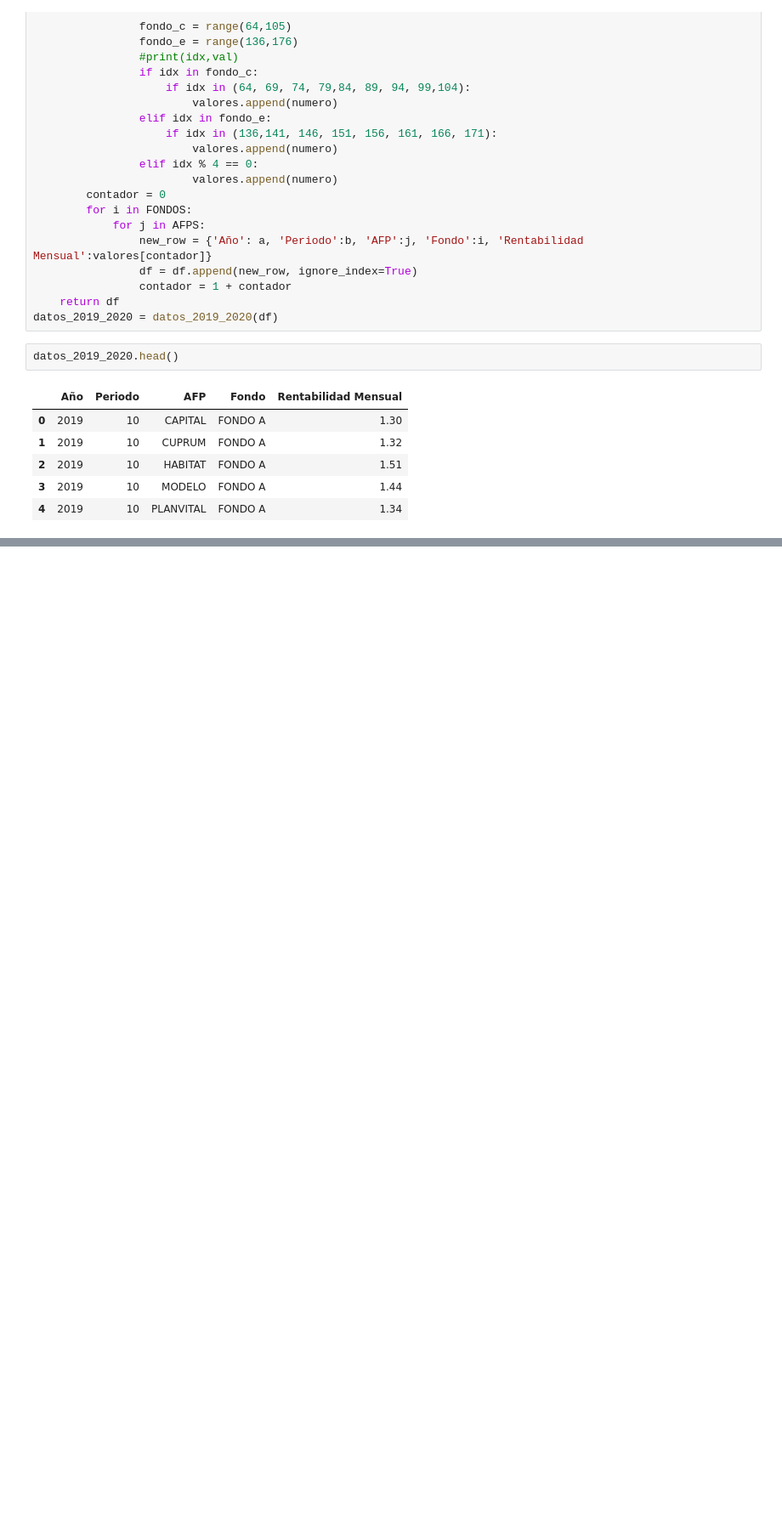
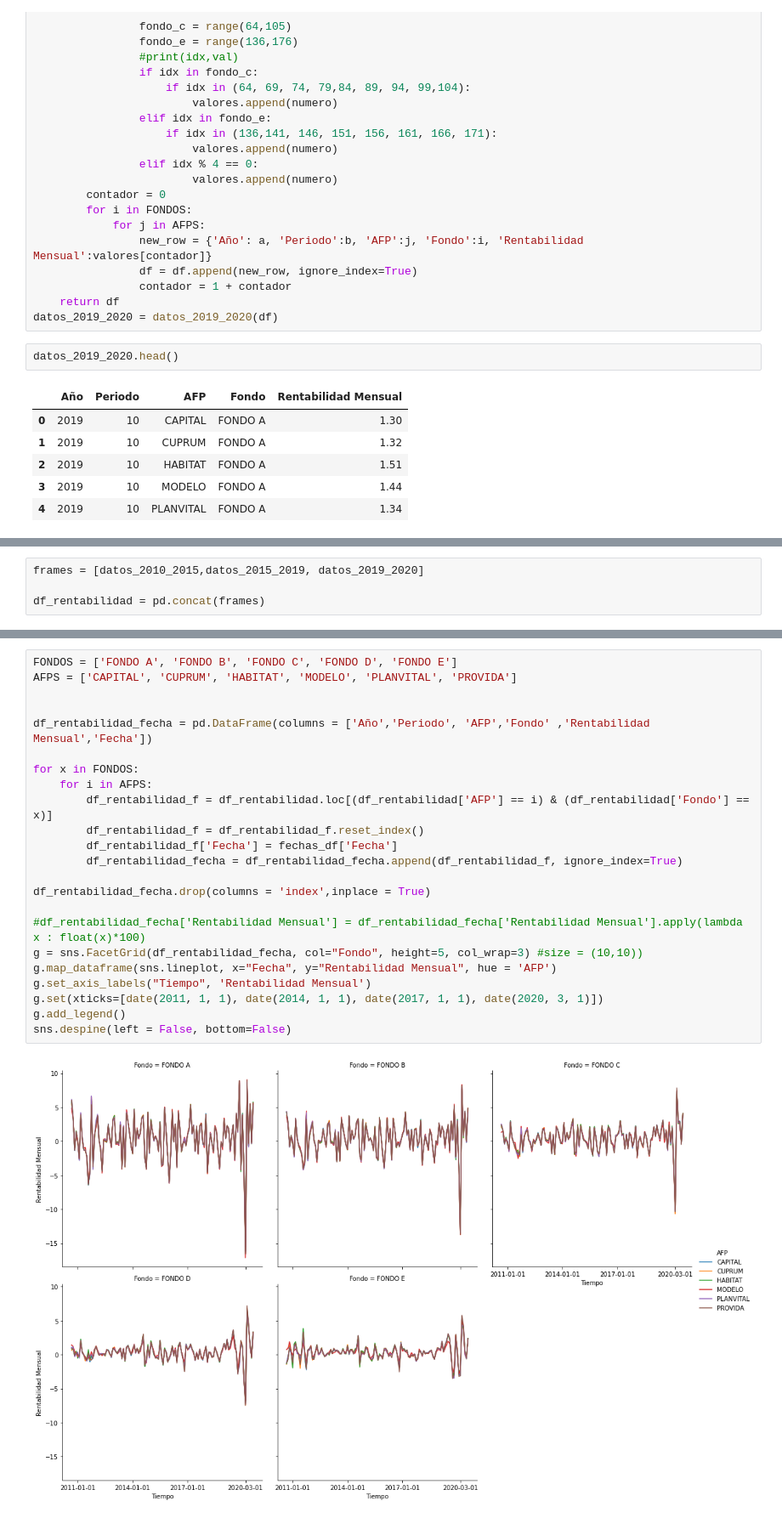
Before and after one commit to Foco22/AFPs, a Jupyter notebook: AnalisisAFPs.ipynb, the cells around one changed output, grey strips where cells are left out. Shown: that part at 85% size. Saved outputs shown, nothing was run; the diff lists cells and outputs as text; blank space fills up the shorter version.

```diff
--- a/AnalisisAFPs.ipynb
+++ b/AnalisisAFPs.ipynb
@@ -169,0 +324,4 @@ datos_2019_2020.head()
+# %%
+frames = [datos_2010_2015,datos_2015_2019, datos_2019_2020]
+
+df_rentabilidad = pd.concat(frames)
@@ -169,0 +341,25 @@ datos_2019_2020.head()
+# %%
+FONDOS = ['FONDO A', 'FONDO B', 'FONDO C', 'FONDO D', 'FONDO E']
+AFPS = ['CAPITAL', 'CUPRUM', 'HABITAT', 'MODELO', 'PLANVITAL', 'PROVIDA']
+
+
+df_rentabilidad_fecha = pd.DataFrame(columns = ['Año','Periodo', 'AFP','Fondo' ,'Rentabilidad Mensual','Fecha'])
+
+for x in FONDOS:
+    for i in AFPS:
+        df_rentabilidad_f = df_rentabilidad.loc[(df_rentabilidad['AFP'] == i) & (df_rentabilidad['Fondo'] == x)]
+        df_rentabilidad_f = df_rentabilidad_f.reset_index()
+        df_rentabilidad_f['Fecha'] = fechas_df['Fecha']
+        df_rentabilidad_fecha = df_rentabilidad_fecha.append(df_rentabilidad_f, ignore_index=True)
+
+df_rentabilidad_fecha.drop(columns = 'index',inplace = True)
+
+#df_rentabilidad_fecha['Rentabilidad Mensual'] = df_rentabilidad_fecha['Rentabilidad Mensual'].apply(lambda x : float(x)*100)
+g = sns.FacetGrid(df_rentabilidad_fecha, col="Fondo", height=5, col_wrap=3) #size = (10,10))
+g.map_dataframe(sns.lineplot, x="Fecha", y="Rentabilidad Mensual", hue = 'AFP')
+g.set_axis_labels("Tiempo", 'Rentabilidad Mensual')
+g.set(xticks=[date(2011, 1, 1), date(2014, 1, 1), date(2017, 1, 1), date(2020, 3, 1)])
+g.add_legend()
+sns.despine(left = False, bottom=False)
+# %% [output]
+[figure, added]
```
Also changed, not shown: parts of 32 cells of this notebook.
